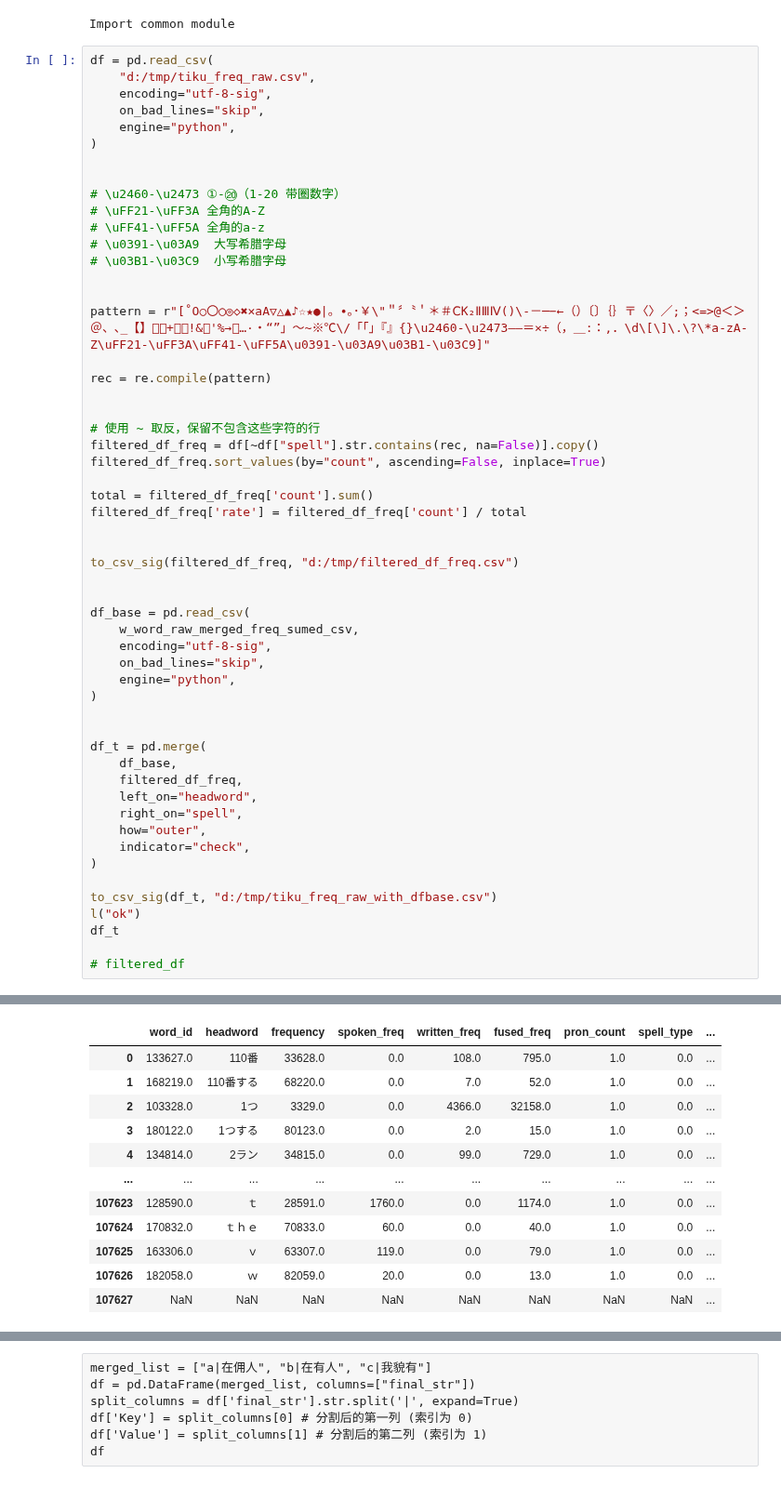
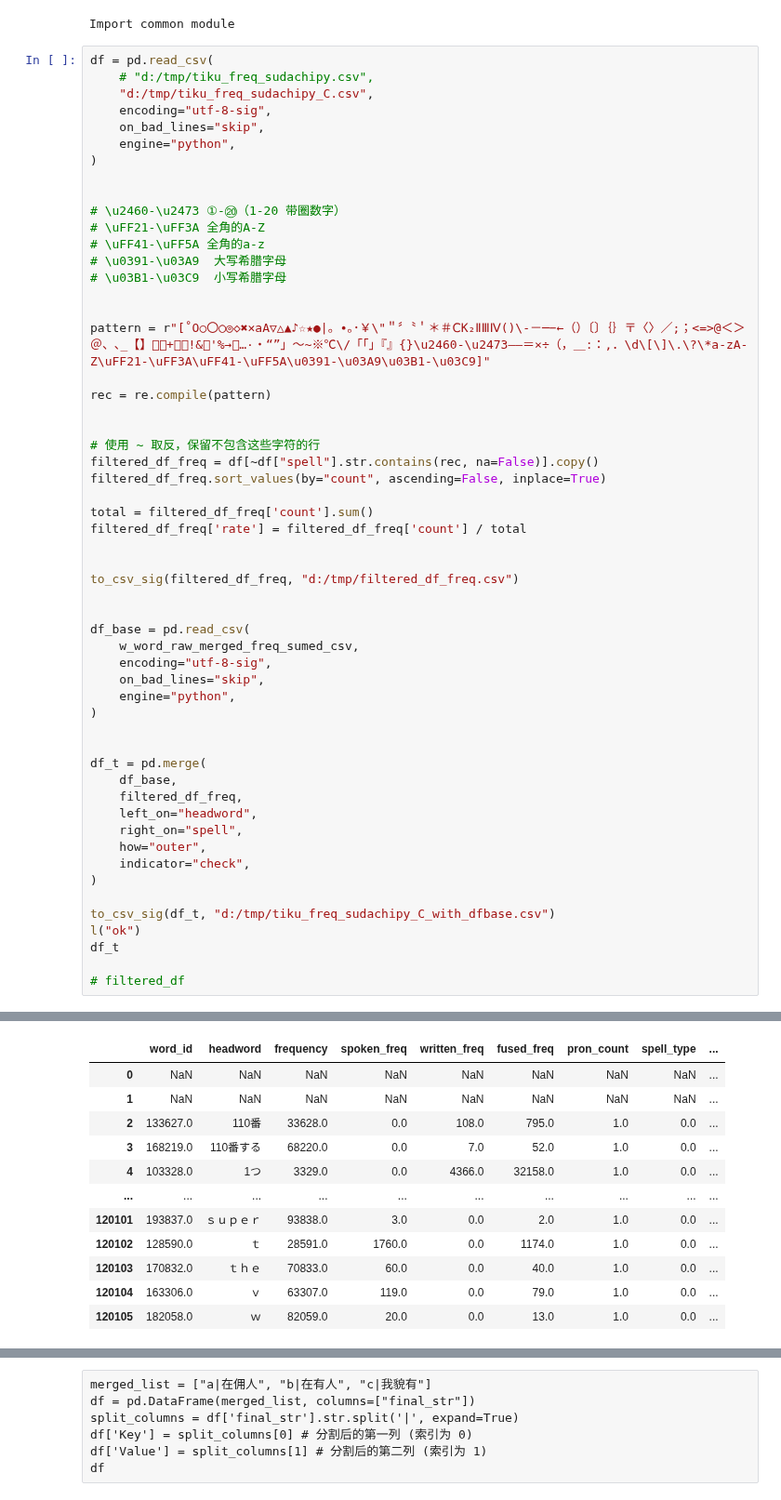
Before and after one commit to hopensic/python-notebooks, a Jupyter notebook: ja_tmp.ipynb, the cells around one changed output, grey strips where cells are left out. Shown at 93% size. Saved outputs shown, nothing was run; the diff lists cells and outputs as text.

```diff
--- a/ja_tmp.ipynb
+++ b/ja_tmp.ipynb
@@ -46,7 +46,8 @@ p("Import common module")
 Import common module
 # %%
 df = pd.read_csv(
-    "d:/tmp/tiku_freq_raw.csv",
+    # "d:/tmp/tiku_freq_sudachipy.csv",
+    "d:/tmp/tiku_freq_sudachipy_C.csv",
     encoding="utf-8-sig",
     on_bad_lines="skip",
     engine="python",
@@ -73,42 +74,42 @@ total = filtered_df_freq['count'].sum()
 filtered_df_freq['rate'] = filtered_df_freq['count'] / total
 
 
 to_csv_sig(filtered_df_freq, "d:/tmp/filtered_df_freq.csv")
 
 
 df_base = pd.read_csv(
     w_word_raw_merged_freq_sumed_csv,
     encoding="utf-8-sig",
     on_bad_lines="skip",
     engine="python",
 )
 
 
 df_t = pd.merge(
     df_base,
     filtered_df_freq,
     left_on="headword",
     right_on="spell",
     how="outer",
     indicator="check",
 )
 
-to_csv_sig(df_t, "d:/tmp/tiku_freq_raw_with_dfbase.csv")
+to_csv_sig(df_t, "d:/tmp/tiku_freq_sudachipy_C_with_dfbase.csv")
 l("ok")
 df_t
 
 # filtered_df
 # %% [output]
 ----------------------------------------ok----------------------------------------
 |  | word_id | headword | frequency | spoken_freq | written_freq | fused_freq | pron_count | spell_type | ... |
-| 0 | 133627.0 | 110番 | 33628.0 | 0.0 | 108.0 | 795.0 | 1.0 | 0.0 | ... |
-| 1 | 168219.0 | 110番する | 68220.0 | 0.0 | 7.0 | 52.0 | 1.0 | 0.0 | ... |
-| 2 | 103328.0 | 1つ | 3329.0 | 0.0 | 4366.0 | 32158.0 | 1.0 | 0.0 | ... |
-| 3 | 180122.0 | 1つする | 80123.0 | 0.0 | 2.0 | 15.0 | 1.0 | 0.0 | ... |
-| 4 | 134814.0 | 2ラン | 34815.0 | 0.0 | 99.0 | 729.0 | 1.0 | 0.0 | ... |
+| 0 | NaN | NaN | NaN | NaN | NaN | NaN | NaN | NaN | ... |
+| 1 | NaN | NaN | NaN | NaN | NaN | NaN | NaN | NaN | ... |
+| 2 | 133627.0 | 110番 | 33628.0 | 0.0 | 108.0 | 795.0 | 1.0 | 0.0 | ... |
+| 3 | 168219.0 | 110番する | 68220.0 | 0.0 | 7.0 | 52.0 | 1.0 | 0.0 | ... |
+| 4 | 103328.0 | 1つ | 3329.0 | 0.0 | 4366.0 | 32158.0 | 1.0 | 0.0 | ... |
 | ... | ... | ... | ... | ... | ... | ... | ... | ... | ... |
-| 107623 | 128590.0 | ｔ | 28591.0 | 1760.0 | 0.0 | 1174.0 | 1.0 | 0.0 | ... |
-| 107624 | 170832.0 | ｔｈｅ | 70833.0 | 60.0 | 0.0 | 40.0 | 1.0 | 0.0 | ... |
-| 107625 | 163306.0 | ｖ | 63307.0 | 119.0 | 0.0 | 79.0 | 1.0 | 0.0 | ... |
-| 107626 | 182058.0 | ｗ | 82059.0 | 20.0 | 0.0 | 13.0 | 1.0 | 0.0 | ... |
-| 107627 | NaN | NaN | NaN | NaN | NaN | NaN | NaN | NaN | ... |
+| 120101 | 193837.0 | ｓｕｐｅｒ | 93838.0 | 3.0 | 0.0 | 2.0 | 1.0 | 0.0 | ... |
+| 120102 | 128590.0 | ｔ | 28591.0 | 1760.0 | 0.0 | 1174.0 | 1.0 | 0.0 | ... |
+| 120103 | 170832.0 | ｔｈｅ | 70833.0 | 60.0 | 0.0 | 40.0 | 1.0 | 0.0 | ... |
+| 120104 | 163306.0 | ｖ | 63307.0 | 119.0 | 0.0 | 79.0 | 1.0 | 0.0 | ... |
+| 120105 | 182058.0 | ｗ | 82059.0 | 20.0 | 0.0 | 13.0 | 1.0 | 0.0 | ... |
```
Also changed, not shown: parts of 2 cells of this notebook.
